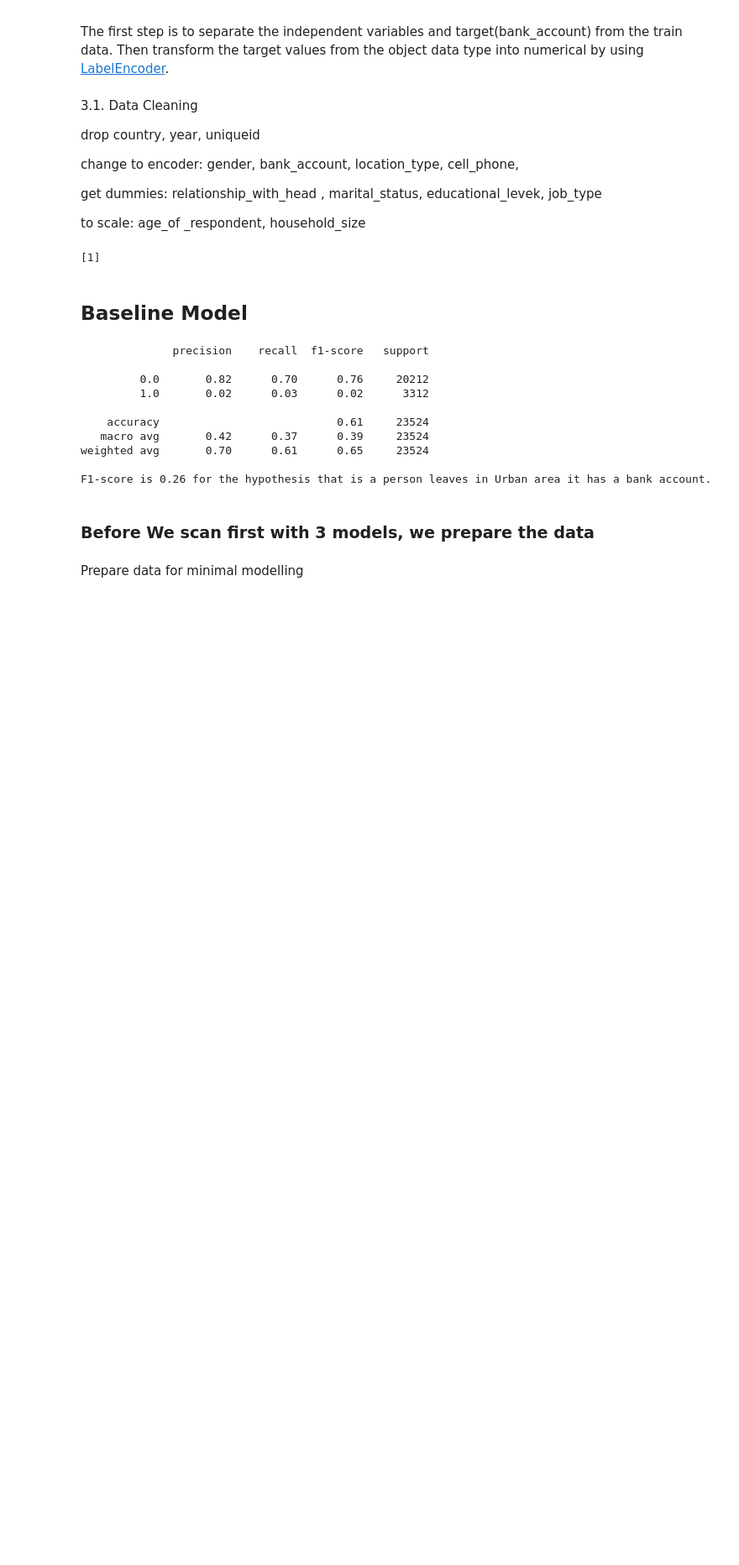
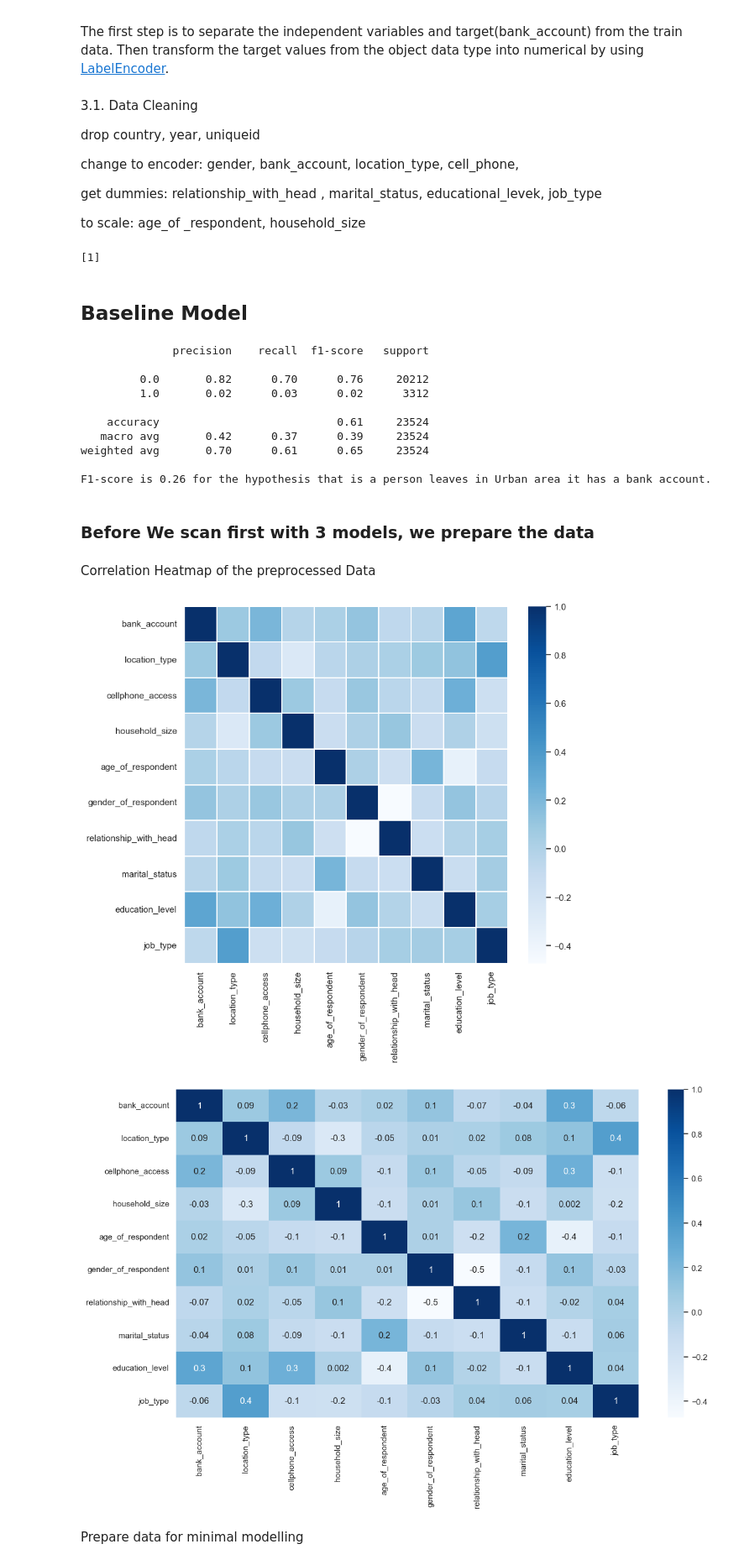
Before and after one commit to ahquin/ds-financial-inclusion, a Jupyter notebook: ml-data-analyse.ipynb, the cells around one changed output. Shown at 84% size. Drawn from its saved outputs; the diff is of its cells as text; code cells hidden in the pictures; blank space fills up the shorter version.

```diff
--- a/ml-data-analyse.ipynb
+++ b/ml-data-analyse.ipynb
@@ -378,6 +381,25 @@ for ty in list_enc:
 scaler = MinMaxScaler(feature_range=(0, 1))
 X_train = scaler.fit_transform(X_train)
 X_test = scaler.transform(X_test)
+# %% [markdown]
+Correlation Heatmap of the preprocessed Data
+# %%
+#Heatmap
+train_data_corr=dff.apply(LabelEncoder().fit_transform)
+train_data_corr
+
+corrmat = train_data_corr.corr()
+f, ax = plt.subplots(figsize =(9, 8))
+sns.heatmap(corrmat, ax = ax, cmap ="Blues", linewidths = 0.1)
+
+
+plt.figure(figsize=(14,8))
+sns.set_theme(style="white")
+corrmat = train_data_corr.corr()
+heatmap = sns.heatmap(corrmat, annot=True, cmap="Blues", fmt='.1g')
+# %% [output]
+[figure, added]
+[figure, added]
 # %% [markdown]
 Prepare data for minimal modelling
 # %%
```
Also changed, not shown: parts of 25 cells of this notebook, 2 other files.
